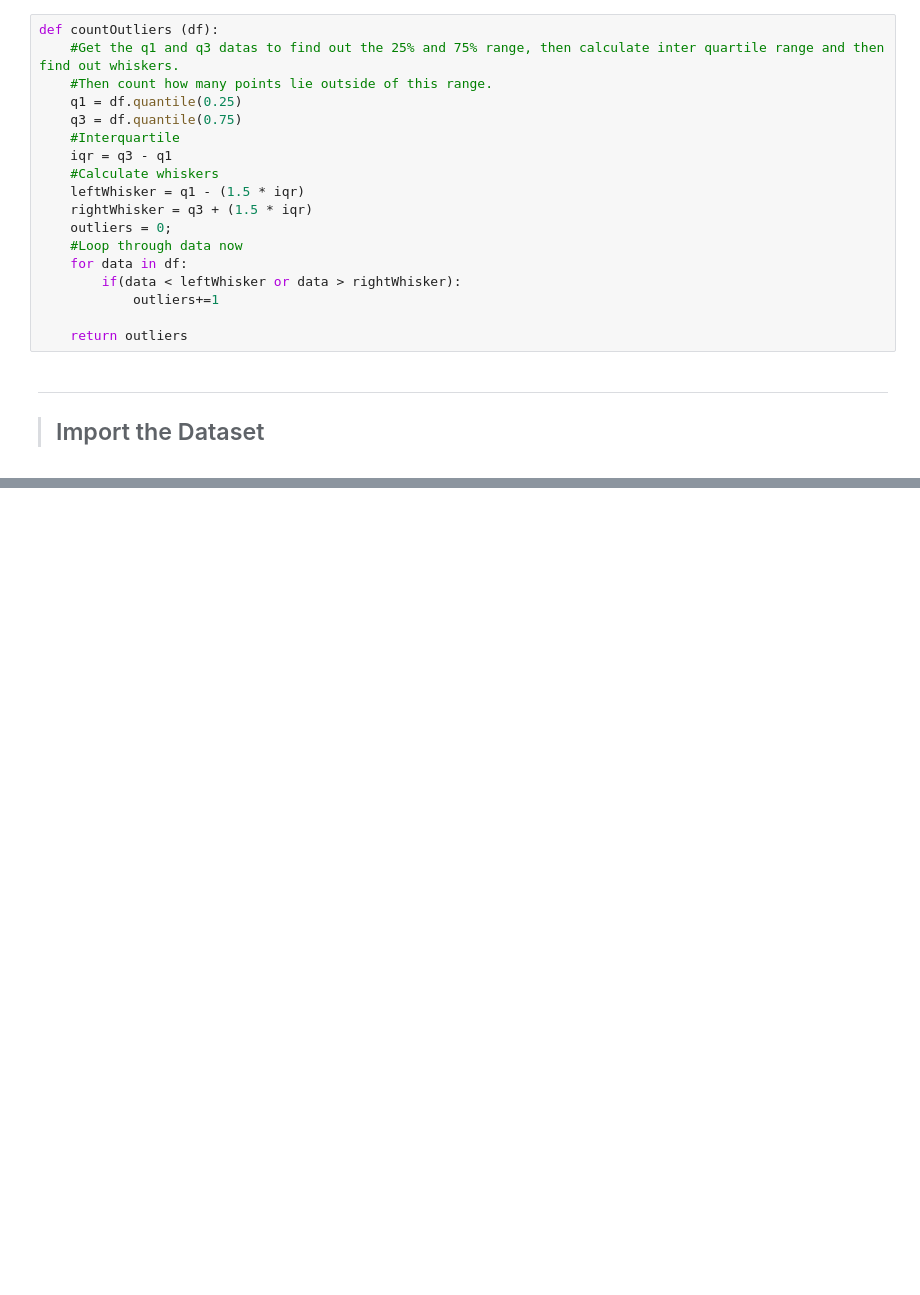
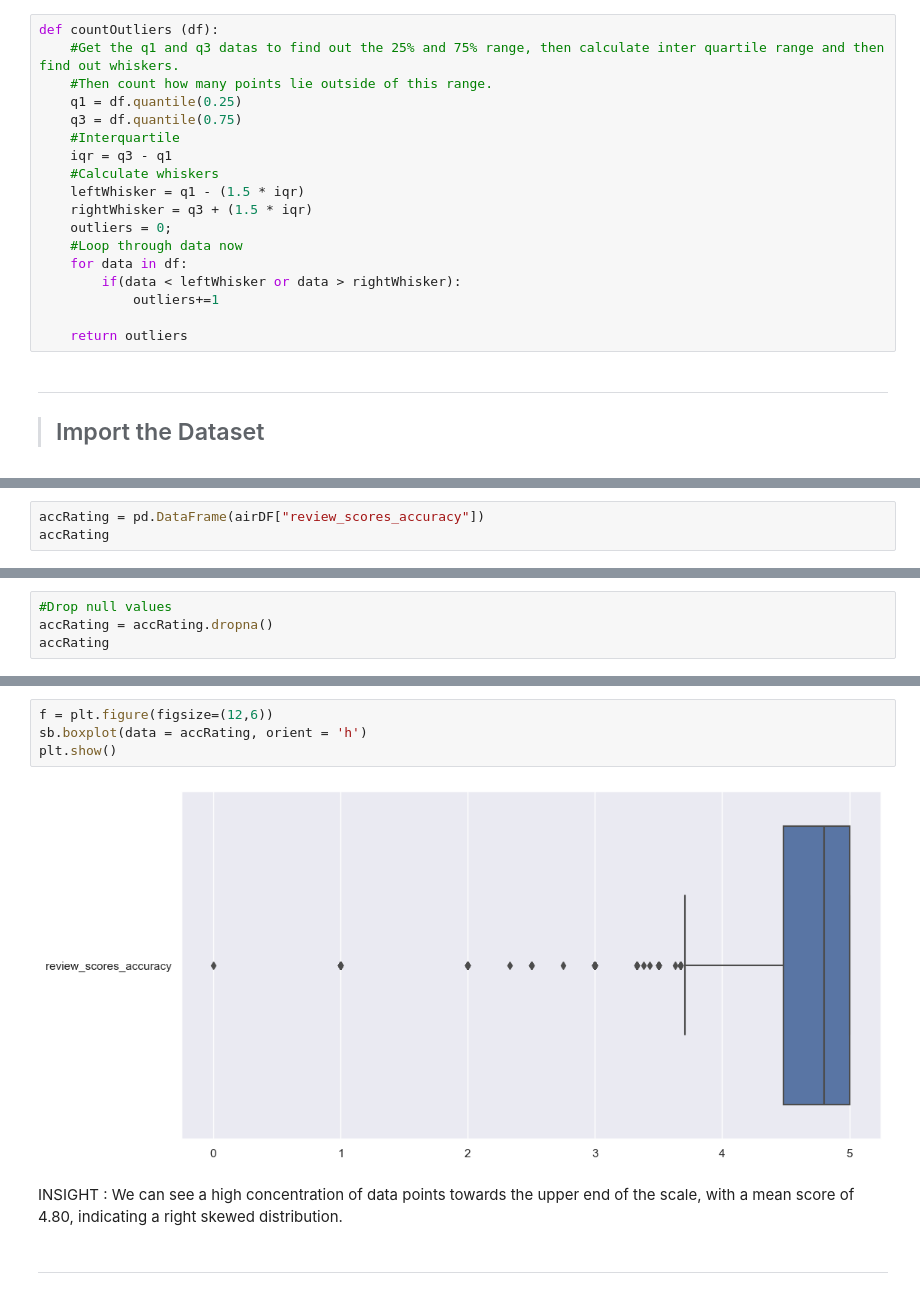
Before and after one commit to isaacchunn/SC1015_MiniPrj_Airbnb, a Jupyter notebook: EDA_Last25.ipynb, the cells around one changed output, grey strips where cells are left out. Cells and saved outputs as stored; diff of their text form; blank space fills up the shorter version.

```diff
--- a/EDA_Last25.ipynb
+++ b/EDA_Last25.ipynb
@@ -189,0 +287,3 @@ Length: 75, dtype: object
+# %%
+accRating = pd.DataFrame(airDF["review_scores_accuracy"])
+accRating
@@ -189,0 +337,4 @@ Length: 75, dtype: object
+# %%
+#Drop null values
+accRating = accRating.dropna()
+accRating
@@ -189,0 +367,10 @@ Length: 75, dtype: object
+# %%
+f = plt.figure(figsize=(12,6))
+sb.boxplot(data = accRating, orient = 'h')
+plt.show()
+# %% [output]
+[figure, added]
+# %% [markdown]
+INSIGHT : We can see a high concentration of data points towards the upper end of the scale, with a mean score of 4.80,  indicating a right skewed distribution.
+# %% [markdown]
+---
```
Also changed, not shown: parts of 97 cells of this notebook.
